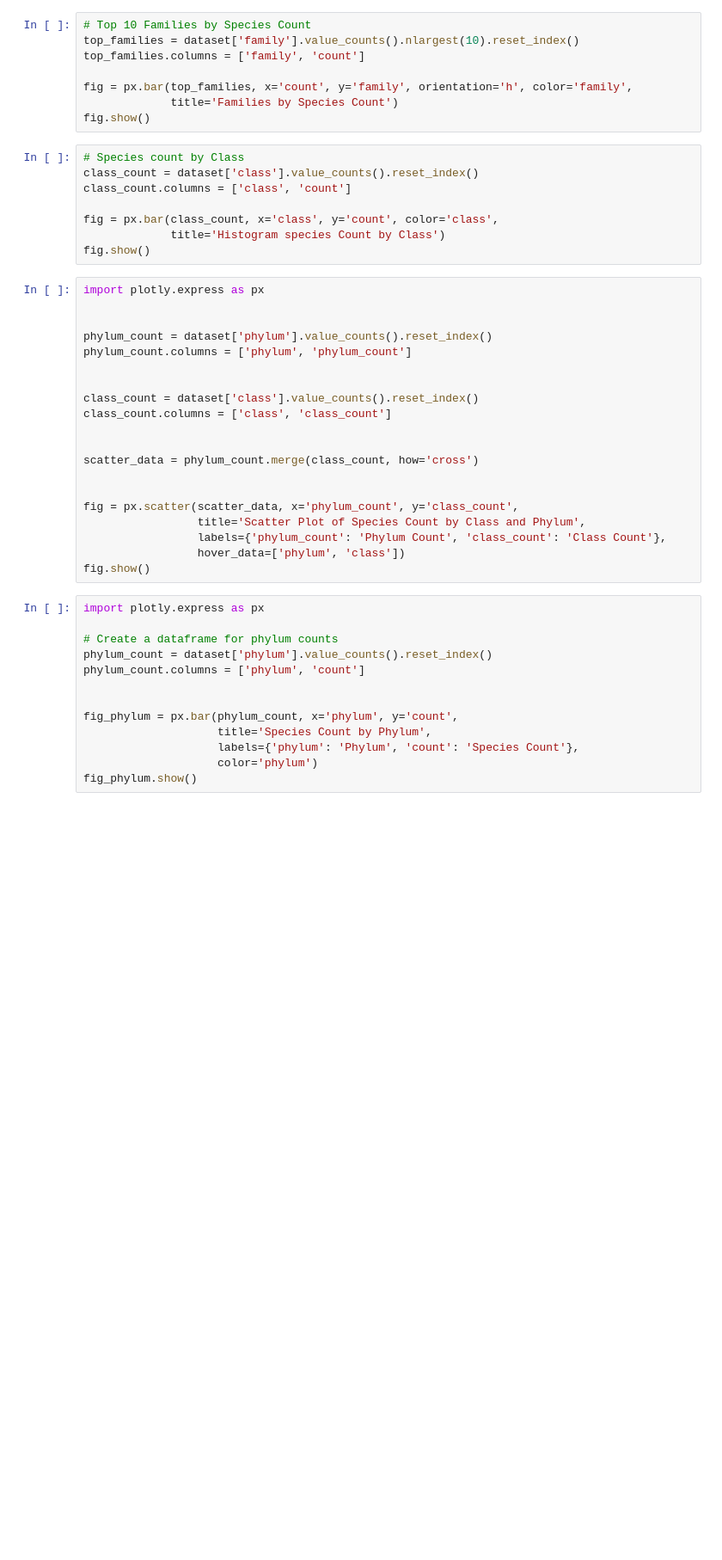
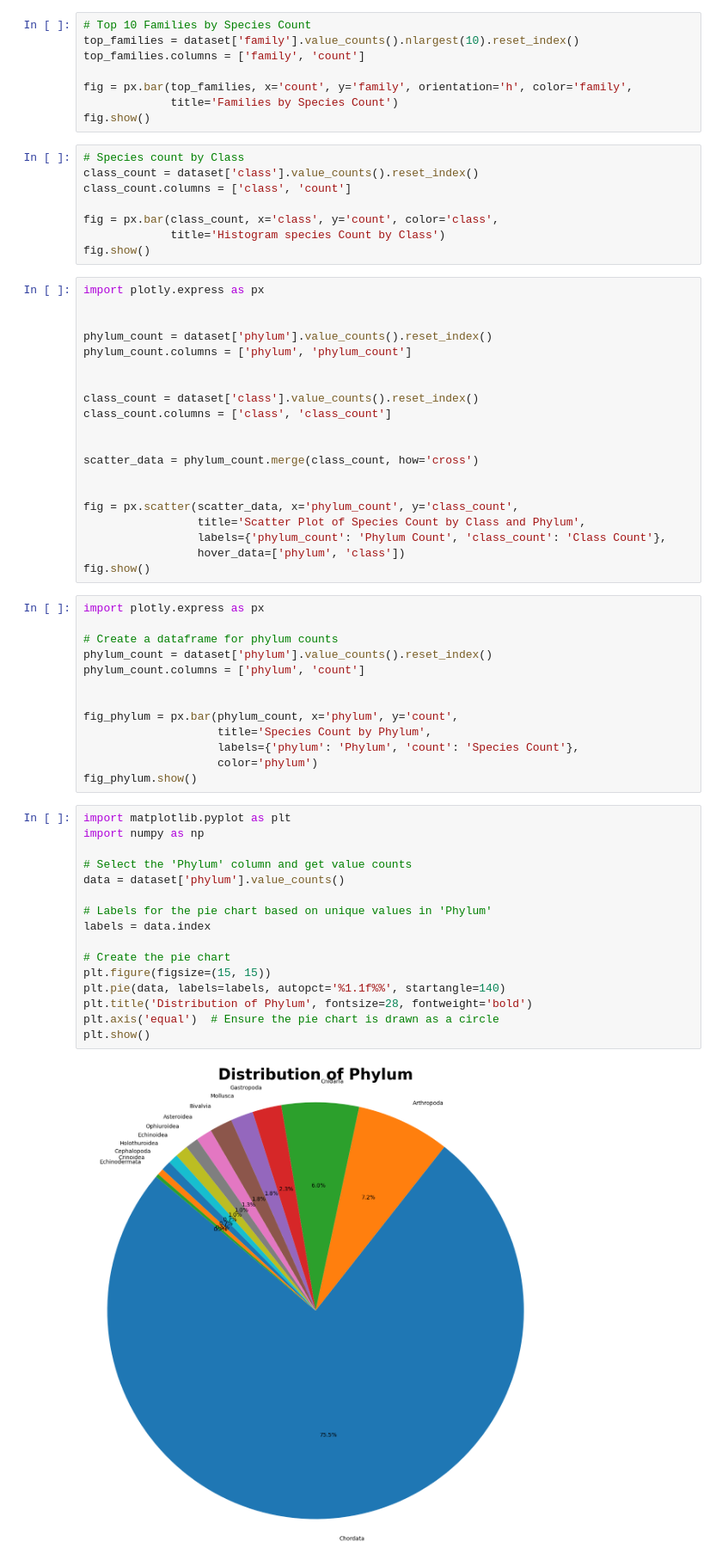
Before and after one commit to Math0202/Data-science, a Jupyter notebook: dtaProject latest.ipynb, the cells around one changed output. Shown: that part at 86% size. Saved outputs shown, nothing was run; the diff lists cells and outputs as text; blank space fills up the shorter version.

```diff
--- a/dtaProject latest.ipynb
+++ b/dtaProject latest.ipynb
@@ -405,3 +386,21 @@ fig_phylum = px.bar(phylum_count, x='phylum', y='count',
                     labels={'phylum': 'Phylum', 'count': 'Species Count'},
                     color='phylum')
 fig_phylum.show()
+# %%
+import matplotlib.pyplot as plt
+import numpy as np
+
+# Select the 'Phylum' column and get value counts
+data = dataset['phylum'].value_counts()
+
+# Labels for the pie chart based on unique values in 'Phylum'
+labels = data.index
+
+# Create the pie chart
+plt.figure(figsize=(15, 15))
+plt.pie(data, labels=labels, autopct='%1.1f%%', startangle=140)
+plt.title('Distribution of Phylum', fontsize=28, fontweight='bold')
+plt.axis('equal')  # Ensure the pie chart is drawn as a circle
+plt.show()
+# %% [output]
+[figure, added]
```
Also changed, not shown: parts of 7 cells of this notebook.
